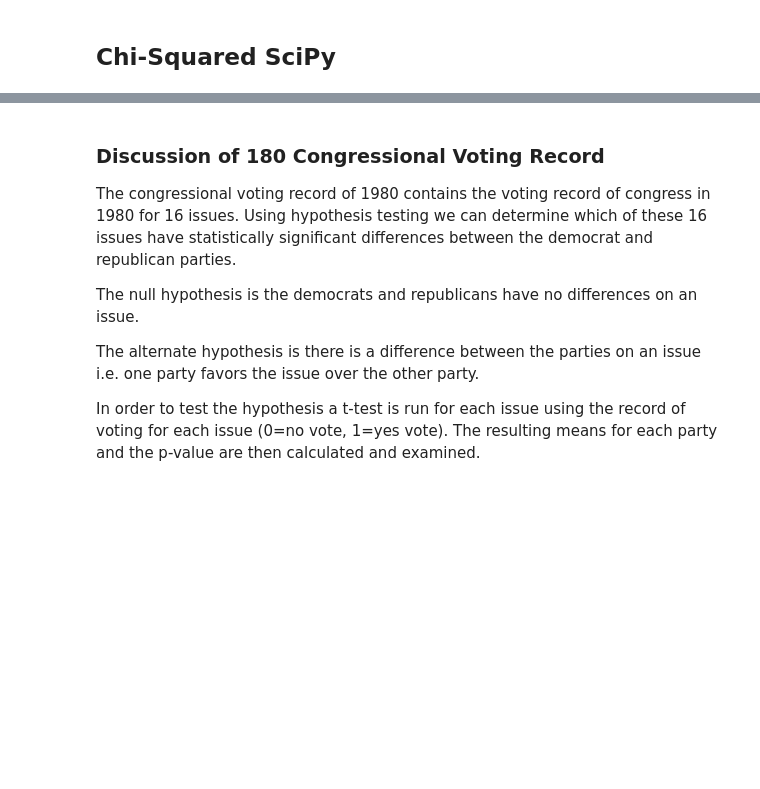
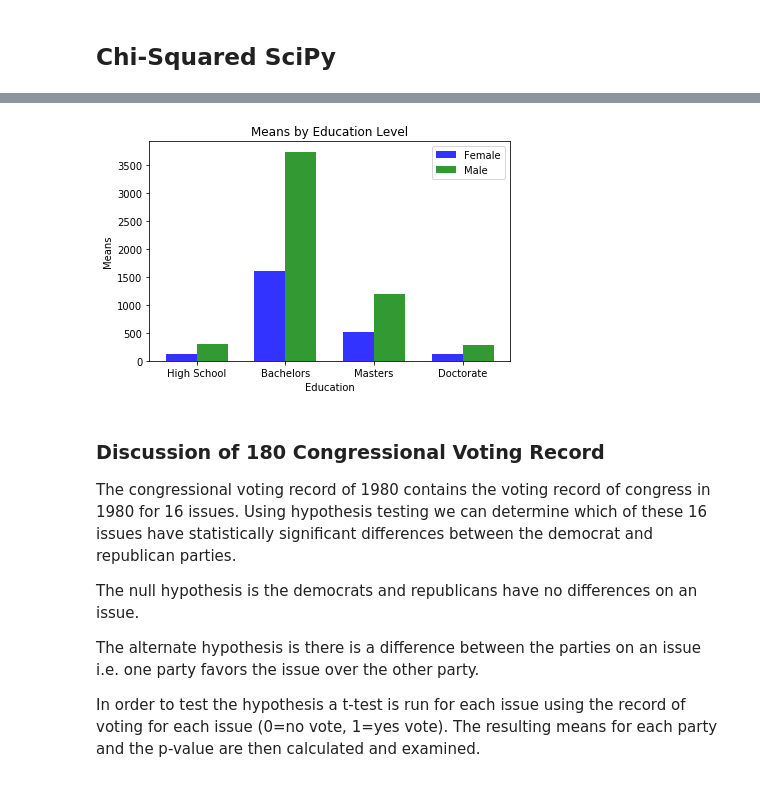
Before and after one commit to JimKing100/DS-Unit-1-Sprint-3-Statistical-Tests-and-Experiments, a Jupyter notebook: module2-sampling-confidence-intervals-and-hypothesis-testing/LS_DS_132_Sampling_Confidence_Intervals_and_Hypothesis_Testing.ipynb, the cells around one changed output, grey strips where cells are left out. Drawn from its saved outputs; the diff is of its cells as text; code cells hidden in the pictures; blank space fills up the shorter version.

```diff
--- a/module2-sampling-confidence-intervals-and-hypothesis-testing/LS_DS_132_Sampling_Confidence_Intervals_and_Hypothesis_Testing.ipynb
+++ b/module2-sampling-confidence-intervals-and-hypothesis-testing/LS_DS_132_Sampling_Confidence_Intervals_and_Hypothesis_Testing.ipynb
@@ -748,0 +756,19 @@ array([[ 295,  432,  144,   46,   84,  160,  144,  421,  500, 1619,   86,
+# %%
+# Create the observed values
+# Sum the values
+row_sums = education_table.iloc[0:2, 4].values
+col_sums = education_table.iloc[2, 0:4].values
+
+total = education_table.loc['All', 'All']
+total
+
+observed = []
+for i in range(len(row_sums)):
+  observed_row = []
+  for j in range(len(col_sums)):
+    observed_row.append(education_table.iloc[i, j])
+  observed.append(observed_row)
+
+observed = np.array(observed)
+print(observed.shape)
+print(observed)
@@ -770,3 +794,41 @@ print(chi_squared, p_value, dof, expected)
+# %%
+import numpy as np
+import matplotlib.pyplot as plt
+
+# data to plot
+n_groups = 4
+
+# Print the list
+expected_female = expected[0, :]
+expected_male = expected[1, :]
+
+# create plot
+fig, ax = plt.subplots()
+index = np.arange(n_groups)
+bar_width = 0.35
+opacity = 0.8
+
+rects1 = plt.bar(index, expected_female, bar_width,
+alpha=opacity,
+color='b',
+label='Female')
+
+rects2 = plt.bar(index + bar_width, expected_male, bar_width,
+alpha=opacity,
+color='g',
+label='Male')
+
+plt.xlabel('Education')
+plt.ylabel('Means')
+plt.title('Means by Education Level')
+
+plt.xticks(index + bar_width/2, ('High School', 'Bachelors', 'Masters', 'Doctorate'))
+plt.legend()
+
+plt.tight_layout()
+plt.show()
+# %% [output]
+[figure, added]
 # %% [markdown]
 ### Discussion of 180 Congressional Voting Record
 
```
Also changed, not shown: parts of 29 cells of this notebook.
